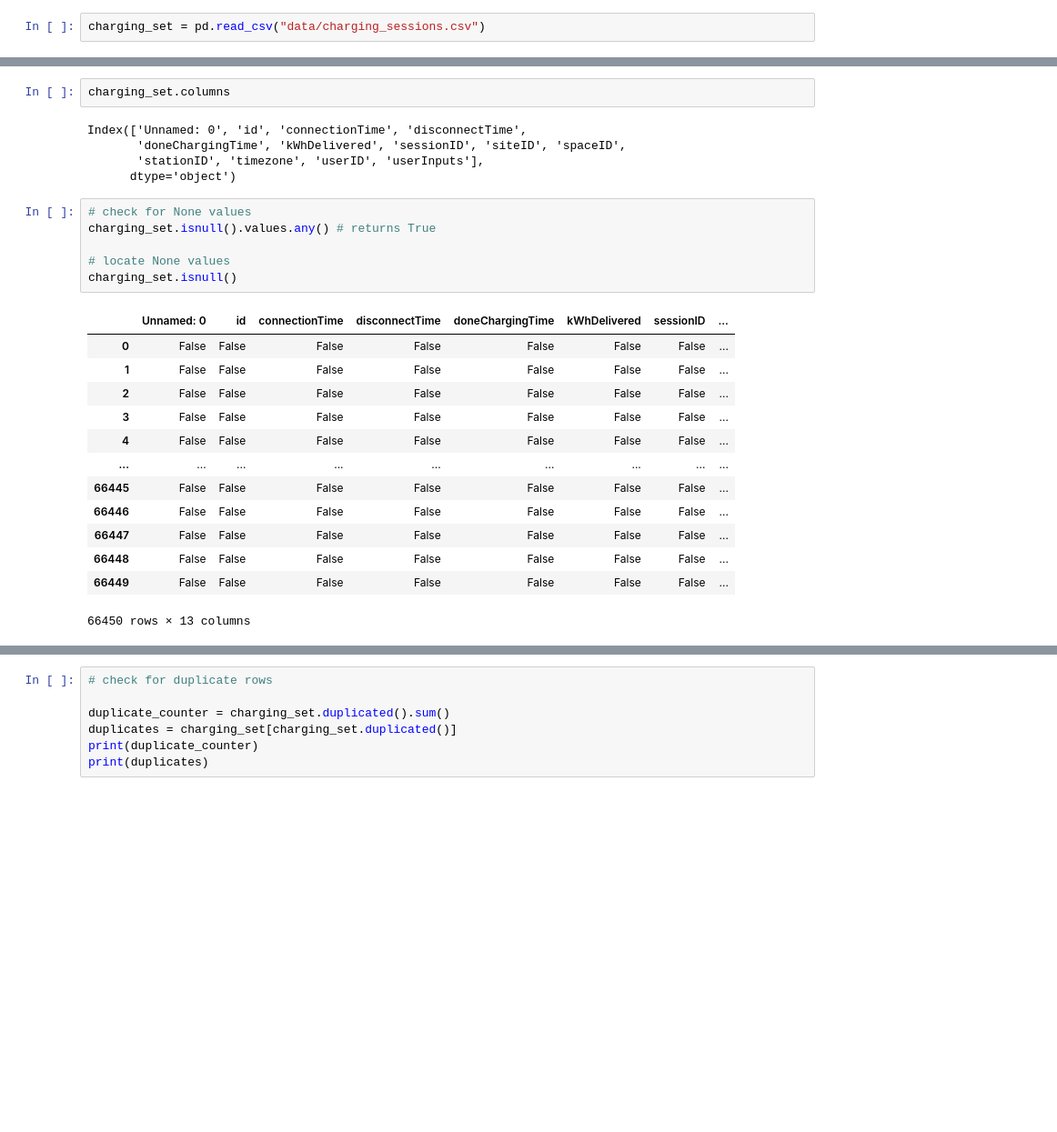
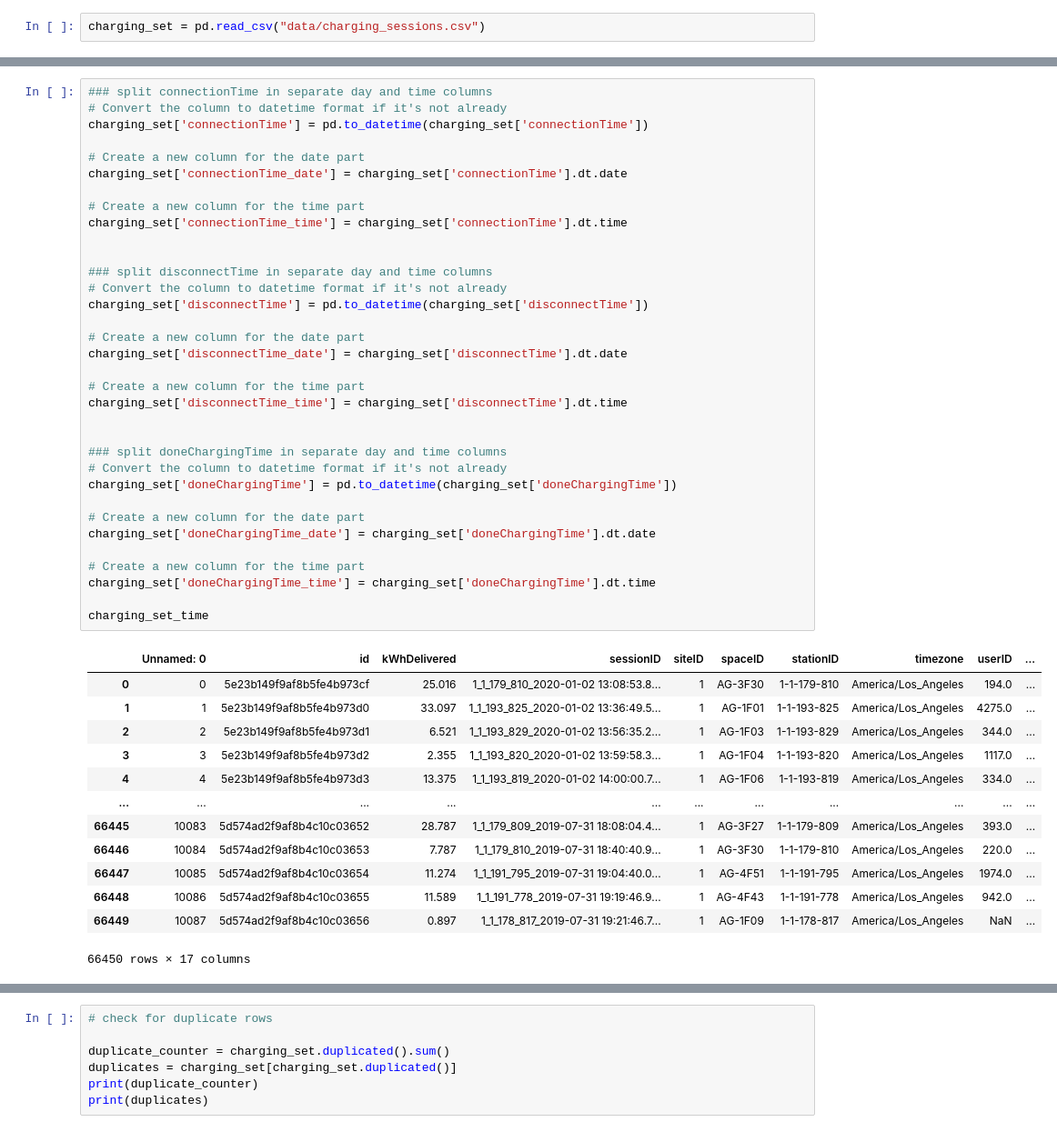
Before and after one commit to ge02/GinyuForce, a Jupyter notebook: data_prep_charging_set.ipynb, the cells around one changed output, grey strips where cells are left out. Shown at 91% size. Saved outputs shown, nothing was run; the diff lists cells and outputs as text; blank space fills up the shorter version.

Commit message:
converted time-data and calculated charging duration

```diff
--- a/data_prep_charging_set.ipynb
+++ b/data_prep_charging_set.ipynb
@@ -70,27 +47,48 @@ charging_set.head(10)
 # %%
-charging_set.columns
+### split connectionTime in separate day and time columns
+# Convert the column to datetime format if it's not already
+charging_set['connectionTime'] = pd.to_datetime(charging_set['connectionTime'])
+
+# Create a new column for the date part
+charging_set['connectionTime_date'] = charging_set['connectionTime'].dt.date
+
+# Create a new column for the time part
+charging_set['connectionTime_time'] = charging_set['connectionTime'].dt.time
+
+
+### split disconnectTime in separate day and time columns
+# Convert the column to datetime format if it's not already
+charging_set['disconnectTime'] = pd.to_datetime(charging_set['disconnectTime'])
+
+# Create a new column for the date part
+charging_set['disconnectTime_date'] = charging_set['disconnectTime'].dt.date
+
+# Create a new column for the time part
+charging_set['disconnectTime_time'] = charging_set['disconnectTime'].dt.time
+
+
+### split doneChargingTime in separate day and time columns
+# Convert the column to datetime format if it's not already
+charging_set['doneChargingTime'] = pd.to_datetime(charging_set['doneChargingTime'])
+
+# Create a new column for the date part
+charging_set['doneChargingTime_date'] = charging_set['doneChargingTime'].dt.date
+
+# Create a new column for the time part
+charging_set['doneChargingTime_time'] = charging_set['doneChargingTime'].dt.time
+
+charging_set_time
 # %% [output]
+|  | Unnamed: 0 | id | kWhDelivered | sessionID | siteID | spaceID | stationID | timezone | userID | ... |
+| 0 | 0 | 5e23b149f9af8b5fe4b973cf | 25.016 | 1_1_179_810_2020-01-02 13:08:53.8... | 1 | AG-3F30 | 1-1-179-810 | America/Los_Angeles | 194.0 | ... |
+| 1 | 1 | 5e23b149f9af8b5fe4b973d0 | 33.097 | 1_1_193_825_2020-01-02 13:36:49.5... | 1 | AG-1F01 | 1-1-193-825 | America/Los_Angeles | 4275.0 | ... |
+| 2 | 2 | 5e23b149f9af8b5fe4b973d1 | 6.521 | 1_1_193_829_2020-01-02 13:56:35.2... | 1 | AG-1F03 | 1-1-193-829 | America/Los_Angeles | 344.0 | ... |
+| 3 | 3 | 5e23b149f9af8b5fe4b973d2 | 2.355 | 1_1_193_820_2020-01-02 13:59:58.3... | 1 | AG-1F04 | 1-1-193-820 | America/Los_Angeles | 1117.0 | ... |
+| 4 | 4 | 5e23b149f9af8b5fe4b973d3 | 13.375 | 1_1_193_819_2020-01-02 14:00:00.7... | 1 | AG-1F06 | 1-1-193-819 | America/Los_Angeles | 334.0 | ... |
+| ... | ... | ... | ... | ... | ... | ... | ... | ... | ... | ... |
+| 66445 | 10083 | 5d574ad2f9af8b4c10c03652 | 28.787 | 1_1_179_809_2019-07-31 18:08:04.4... | 1 | AG-3F27 | 1-1-179-809 | America/Los_Angeles | 393.0 | ... |
+| 66446 | 10084 | 5d574ad2f9af8b4c10c03653 | 7.787 | 1_1_179_810_2019-07-31 18:40:40.9... | 1 | AG-3F30 | 1-1-179-810 | America/Los_Angeles | 220.0 | ... |
+| 66447 | 10085 | 5d574ad2f9af8b4c10c03654 | 11.274 | 1_1_191_795_2019-07-31 19:04:40.0... | 1 | AG-4F51 | 1-1-191-795 | America/Los_Angeles | 1974.0 | ... |
+| 66448 | 10086 | 5d574ad2f9af8b4c10c03655 | 11.589 | 1_1_191_778_2019-07-31 19:19:46.9... | 1 | AG-4F43 | 1-1-191-778 | America/Los_Angeles | 942.0 | ... |
+| 66449 | 10087 | 5d574ad2f9af8b4c10c03656 | 0.897 | 1_1_178_817_2019-07-31 19:21:46.7... | 1 | AG-1F09 | 1-1-178-817 | America/Los_Angeles | NaN | ... |
-Index(['Unnamed: 0', 'id', 'connectionTime', 'disconnectTime',
-       'doneChargingTime', 'kWhDelivered', 'sessionID', 'siteID', 'spaceID',
-       'stationID', 'timezone', 'userID', 'userInputs'],
-      dtype='object')
+66450 rows × 17 columns
-# %%
-# check for None values
-charging_set.isnull().values.any() # returns True
-
-# locate None values
-charging_set.isnull()
-# %% [output]
-|  | Unnamed: 0 | id | connectionTime | disconnectTime | doneChargingTime | kWhDelivered | sessionID | ... |
-| 0 | False | False | False | False | False | False | False | ... |
-| 1 | False | False | False | False | False | False | False | ... |
-| 2 | False | False | False | False | False | False | False | ... |
-| 3 | False | False | False | False | False | False | False | ... |
-| 4 | False | False | False | False | False | False | False | ... |
-| ... | ... | ... | ... | ... | ... | ... | ... | ... |
-| 66445 | False | False | False | False | False | False | False | ... |
-| 66446 | False | False | False | False | False | False | False | ... |
-| 66447 | False | False | False | False | False | False | False | ... |
-| 66448 | False | False | False | False | False | False | False | ... |
-| 66449 | False | False | False | False | False | False | False | ... |
-66450 rows × 13 columns
```
Also changed, not shown: parts of 11 cells of this notebook.
